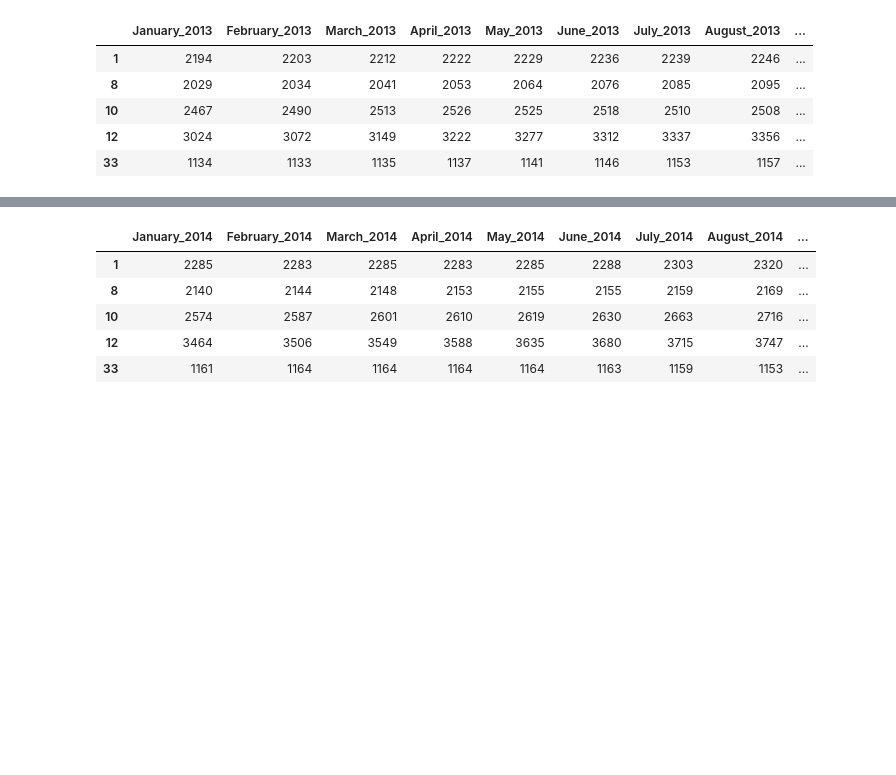
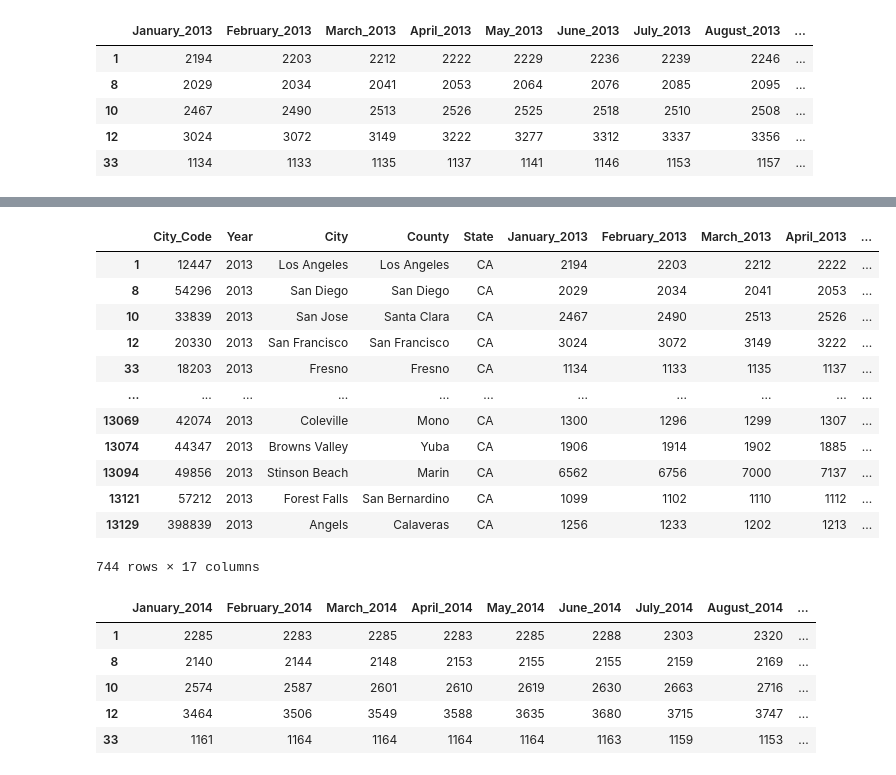
Before and after one commit to cassfolk/UCI-Project-2, a Jupyter notebook: Cleanup.ipynb, the cells around one changed output, grey strips where cells are left out. Saved outputs shown, nothing was run; the diff lists cells and outputs as text; code cells hidden in the pictures; blank space fills up the shorter version.

```diff
--- a/Cleanup.ipynb
+++ b/Cleanup.ipynb
@@ -183,6 +221,24 @@ rent_prices_2013_df.head()
 | 10 | 33839 | San Jose | Santa Clara | CA | 2467 | 2490 | 2513 | 2526 | 2525 | ... |
 | 12 | 20330 | San Francisco | San Francisco | CA | 3024 | 3072 | 3149 | 3222 | 3277 | ... |
 | 33 | 18203 | Fresno | Fresno | CA | 1134 | 1133 | 1135 | 1137 | 1141 | ... |
+# %%
+year_column= 2013
+rent_prices_2013_df.insert(1, "Year", year_column)
+rent_prices_2013_df
+# %% [output]
+|  | City_Code | Year | City | County | State | January_2013 | February_2013 | March_2013 | April_2013 | ... |
+| 1 | 12447 | 2013 | Los Angeles | Los Angeles | CA | 2194 | 2203 | 2212 | 2222 | ... |
+| 8 | 54296 | 2013 | San Diego | San Diego | CA | 2029 | 2034 | 2041 | 2053 | ... |
+| 10 | 33839 | 2013 | San Jose | Santa Clara | CA | 2467 | 2490 | 2513 | 2526 | ... |
+| 12 | 20330 | 2013 | San Francisco | San Francisco | CA | 3024 | 3072 | 3149 | 3222 | ... |
+| 33 | 18203 | 2013 | Fresno | Fresno | CA | 1134 | 1133 | 1135 | 1137 | ... |
+| ... | ... | ... | ... | ... | ... | ... | ... | ... | ... | ... |
+| 13069 | 42074 | 2013 | Coleville | Mono | CA | 1300 | 1296 | 1299 | 1307 | ... |
+| 13074 | 44347 | 2013 | Browns Valley | Yuba | CA | 1906 | 1914 | 1902 | 1885 | ... |
+| 13094 | 49856 | 2013 | Stinson Beach | Marin | CA | 6562 | 6756 | 7000 | 7137 | ... |
+| 13121 | 57212 | 2013 | Forest Falls | San Bernardino | CA | 1099 | 1102 | 1110 | 1112 | ... |
+| 13129 | 398839 | 2013 | Angels | Calaveras | CA | 1256 | 1233 | 1202 | 1213 | ... |
+744 rows × 17 columns
 # %%
 rent_2014_df = rent_prices_ca_df_all.iloc[:, 40:52]
 rent_2014_df.head()
```
Also changed, not shown: parts of 11 cells of this notebook, 2 other files.
